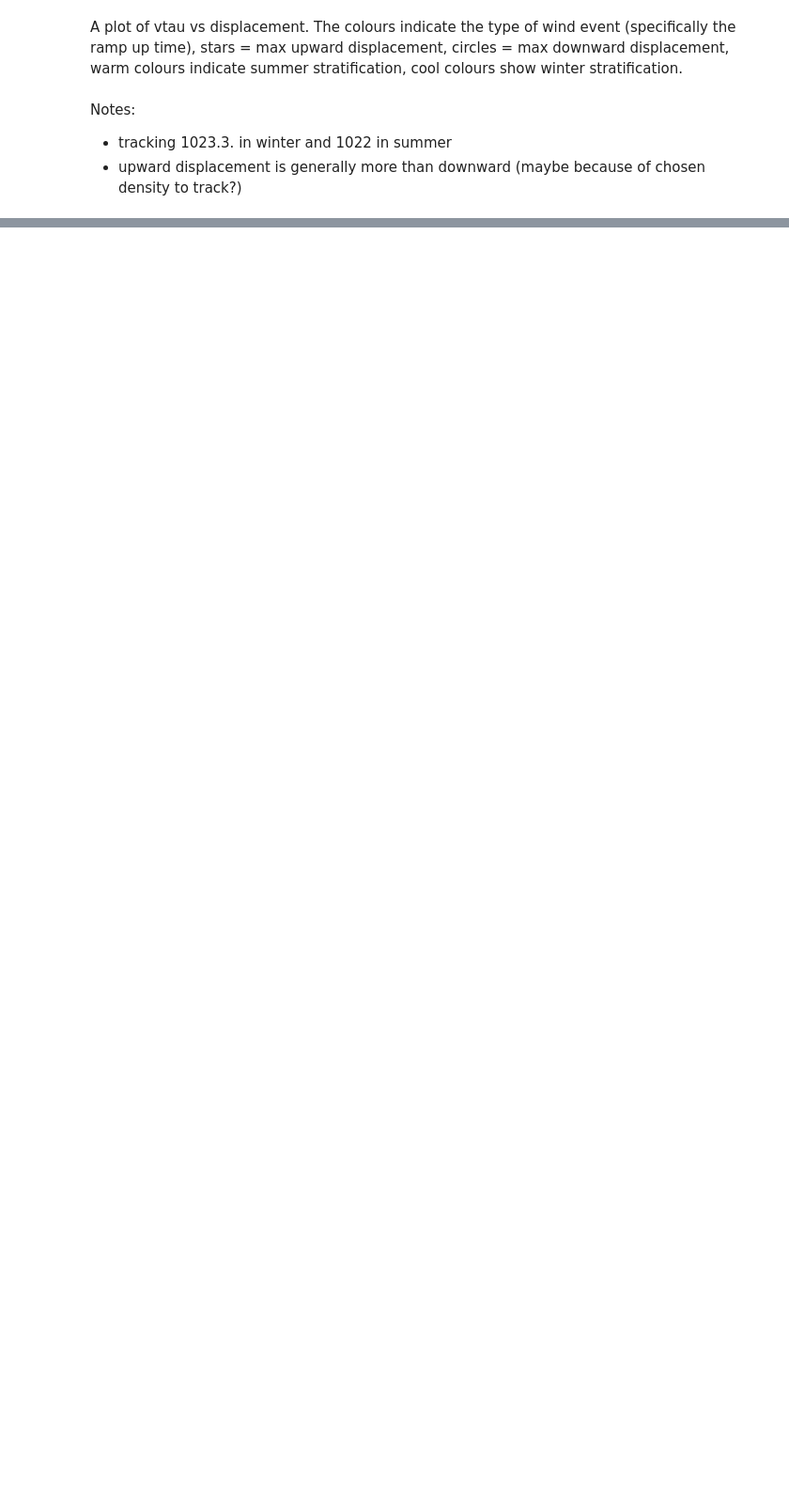
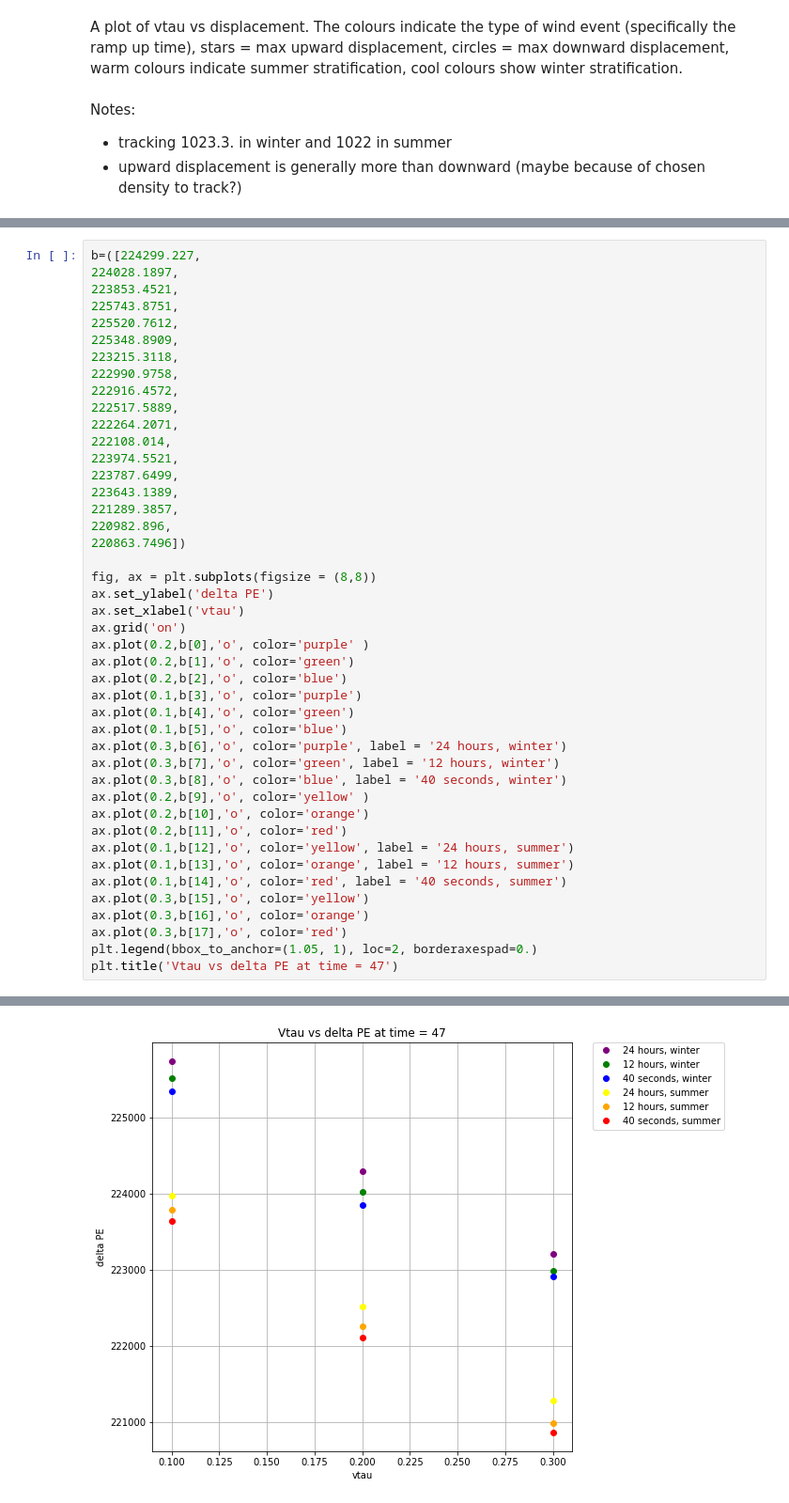
Before and after one commit to SalishSeaCast/analysis-vicky, a Jupyter notebook: notebooks/SalishSeaLake/cross-basin-tilt.ipynb, the cells around one changed output, grey strips where cells are left out. Shown at 94% size. Cells and saved outputs as stored; diff of their text form; blank space fills up the shorter version.

```diff
--- a/notebooks/SalishSeaLake/cross-basin-tilt.ipynb
+++ b/notebooks/SalishSeaLake/cross-basin-tilt.ipynb
@@ -654,0 +787,45 @@ Notes:
+# %%
+b=([224299.227,
+224028.1897,
+223853.4521,
+225743.8751,
+225520.7612,
+225348.8909,
+223215.3118,
+222990.9758,
+222916.4572,
+222517.5889,
+222264.2071,
+222108.014,
+223974.5521,
+223787.6499,
+223643.1389,
+221289.3857,
+220982.896,
+220863.7496])
+
+fig, ax = plt.subplots(figsize = (8,8))
+ax.set_ylabel('delta PE')
+ax.set_xlabel('vtau')
+ax.grid('on')
+ax.plot(0.2,b[0],'o', color='purple' )
+ax.plot(0.2,b[1],'o', color='green')
+ax.plot(0.2,b[2],'o', color='blue')
+ax.plot(0.1,b[3],'o', color='purple')
+ax.plot(0.1,b[4],'o', color='green')
+ax.plot(0.1,b[5],'o', color='blue')
+ax.plot(0.3,b[6],'o', color='purple', label = '24 hours, winter')
+ax.plot(0.3,b[7],'o', color='green', label = '12 hours, winter')
+ax.plot(0.3,b[8],'o', color='blue', label = '40 seconds, winter')
+ax.plot(0.2,b[9],'o', color='yellow' )
+ax.plot(0.2,b[10],'o', color='orange')
+ax.plot(0.2,b[11],'o', color='red')
+ax.plot(0.1,b[12],'o', color='yellow', label = '24 hours, summer')
+ax.plot(0.1,b[13],'o', color='orange', label = '12 hours, summer')
+ax.plot(0.1,b[14],'o', color='red', label = '40 seconds, summer')
+ax.plot(0.3,b[15],'o', color='yellow')
+ax.plot(0.3,b[16],'o', color='orange')
+ax.plot(0.3,b[17],'o', color='red')
+plt.legend(bbox_to_anchor=(1.05, 1), loc=2, borderaxespad=0.)
+plt.title('Vtau vs delta PE at time = 47')
+# %% [output]
@@ -654,0 +833 @@ Notes:
+[figure, added]
```
Also changed, not shown: parts of 36 cells of this notebook.
